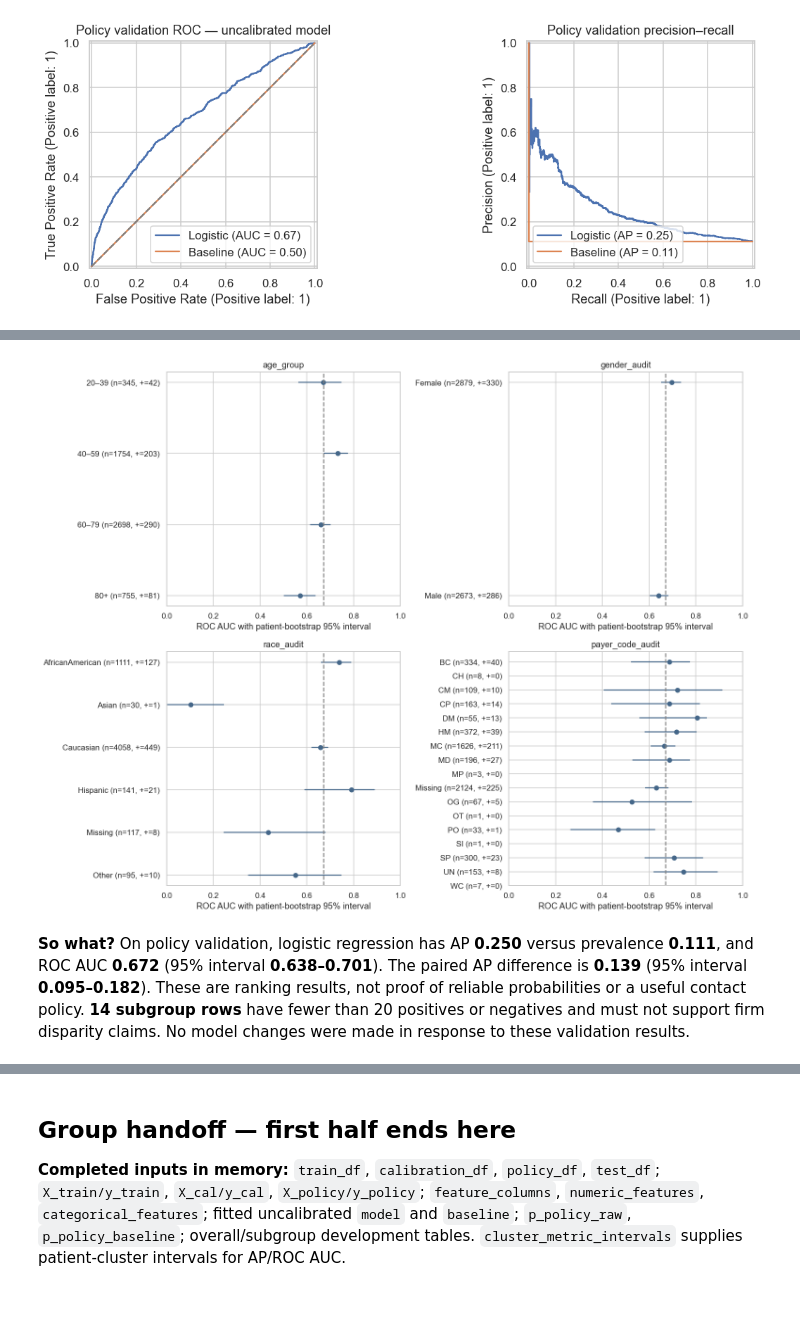
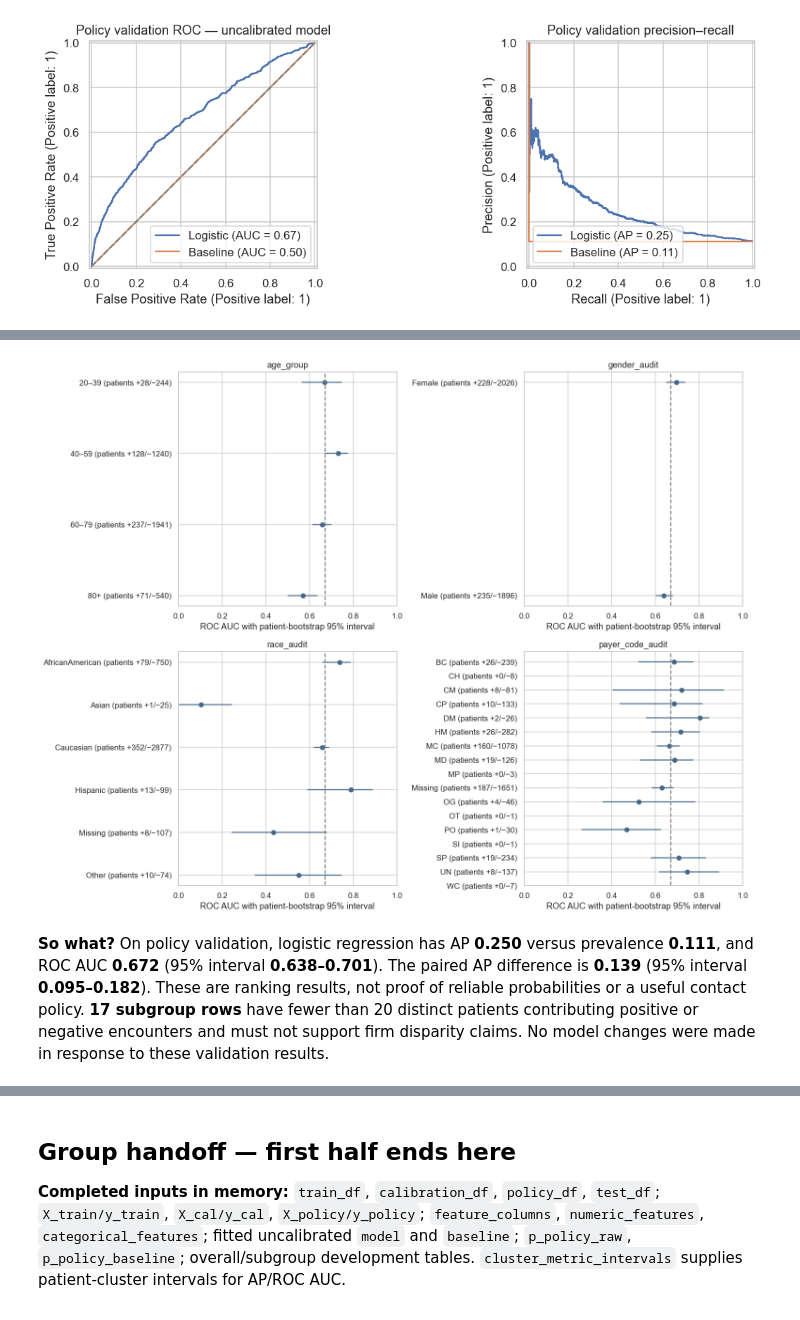
Before and after one commit to leaabj/healthcare_ai, a Jupyter notebook: Diabetes_Readmission_RAI_Skeleton.ipynb, the cells around one changed output, grey strips where cells are left out. Saved outputs shown, nothing was run; the diff lists cells and outputs as text; code cells hidden in the pictures.

Commit message:
Fix subgroup cautions to count distinct outcome patients

```diff
--- a/Diabetes_Readmission_RAI_Skeleton.ipynb
+++ b/Diabetes_Readmission_RAI_Skeleton.ipynb
@@ -617,13 +617,16 @@ for attribute in audit_columns:
     for group, frame in audit.groupby(attribute, dropna=False, sort=True):
         point, low, high, valid = cluster_metric_intervals(frame[TARGET], frame["score"], frame[PATIENT_ID])
         positives = int(frame[TARGET].sum())
+        positive_patients = frame.loc[frame[TARGET].eq(1), PATIENT_ID].nunique()
+        negative_patients = frame.loc[frame[TARGET].eq(0), PATIENT_ID].nunique()
         subgroup_rows.append({
             "attribute": attribute, "group": group, "encounters": len(frame),
             "patients": frame[PATIENT_ID].nunique(), "positives": positives,
+            "positive_patients": positive_patients, "negative_patients": negative_patients,
             "prevalence": frame[TARGET].mean(), "AP": point[0], "AP_low": low[0], "AP_high": high[0],
             "ROC_AUC": point[1], "ROC_low": low[1], "ROC_high": high[1],
             "valid_bootstraps": valid,
-            "caution": "Small / single-class group" if min(positives, len(frame)-positives) < 20 else "",
+            "caution": "Small / single-class patient support" if min(positive_patients, negative_patients) < 20 else "",
         })
 subgroup_metrics = pd.DataFrame(subgroup_rows)
 display(subgroup_metrics.round(4))
@@ -637,7 +640,7 @@ for ax, attribute in zip(axes.ravel(), audit_columns):
             ax.plot([row["ROC_low"], row["ROC_high"]], [i, i], color="#456789")
             ax.plot(row["ROC_AUC"], i, "o", color="#456789")
     ax.axvline(overall_auc, color="gray", linestyle="--", label="Overall ROC AUC")
-    ax.set_yticks(range(len(rows)), [f"{r['group']} (n={r['encounters']}, +={r['positives']})" for _, r in rows.iterrows()])
+    ax.set_yticks(range(len(rows)), [f"{r['group']} (patients +{r['positive_patients']}/−{r['negative_patients']})" for _, r in rows.iterrows()])
     ax.set(xlabel="ROC AUC with patient-bootstrap 95% interval", title=attribute, xlim=(0, 1))
     ax.invert_yaxis()
 fig.tight_layout()
@@ -654,9 +657,10 @@ display(Markdown(
     f"The paired AP difference is **{difference_row['AP']:.3f}** "
     f"(95% interval **{difference_row['AP_low']:.3f}–{difference_row['AP_high']:.3f}**). "
     "These are ranking results, not proof of reliable probabilities or a useful contact policy. "
-    f"**{len(small_rows)} subgroup rows** have fewer than 20 positives or negatives and must not support firm disparity claims. "
+    f"**{len(small_rows)} subgroup rows** have fewer than 20 distinct patients contributing positive or negative encounters and must not support firm disparity claims. "
     "No model changes were made in response to these validation results."
 ))
 if len(small_rows):
-    display(small_rows[["attribute", "group", "encounters", "positives", "caution"]])
+    display(small_rows[["attribute", "group", "encounters", "positives", "patients",
+                        "positive_patients", "negative_patients", "caution"]])
 # %% [output]
@@ -680,2 +684,2 @@ if len(small_rows):
-[figure, old version]
+[figure, new version]
-**So what?** On policy validation, logistic regression has AP **0.250** versus prevalence **0.111**, and ROC AUC **0.672** (95% interval **0.638–0.701**). The paired AP difference is **0.139** (95% interval **0.095–0.182**). These are ranking results, not proof of reliable probabilities or a useful contact policy. **14 subgroup rows** have fewer than 20 positives or negatives and must not support firm disparity claims. No model changes were made in response to these validation results.
+**So what?** On policy validation, logistic regression has AP **0.250** versus prevalence **0.111**, and ROC AUC **0.672** (95% interval **0.638–0.701**). The paired AP difference is **0.139** (95% interval **0.095–0.182**). These are ranking results, not proof of reliable probabilities or a useful contact policy. **17 subgroup rows** have fewer than 20 distinct patients contributing positive or negative encounters and must not support firm disparity claims. No model changes were made in response to these validation results.
```
Also changed, not shown: parts of 2 cells of this notebook, 1 other file.
